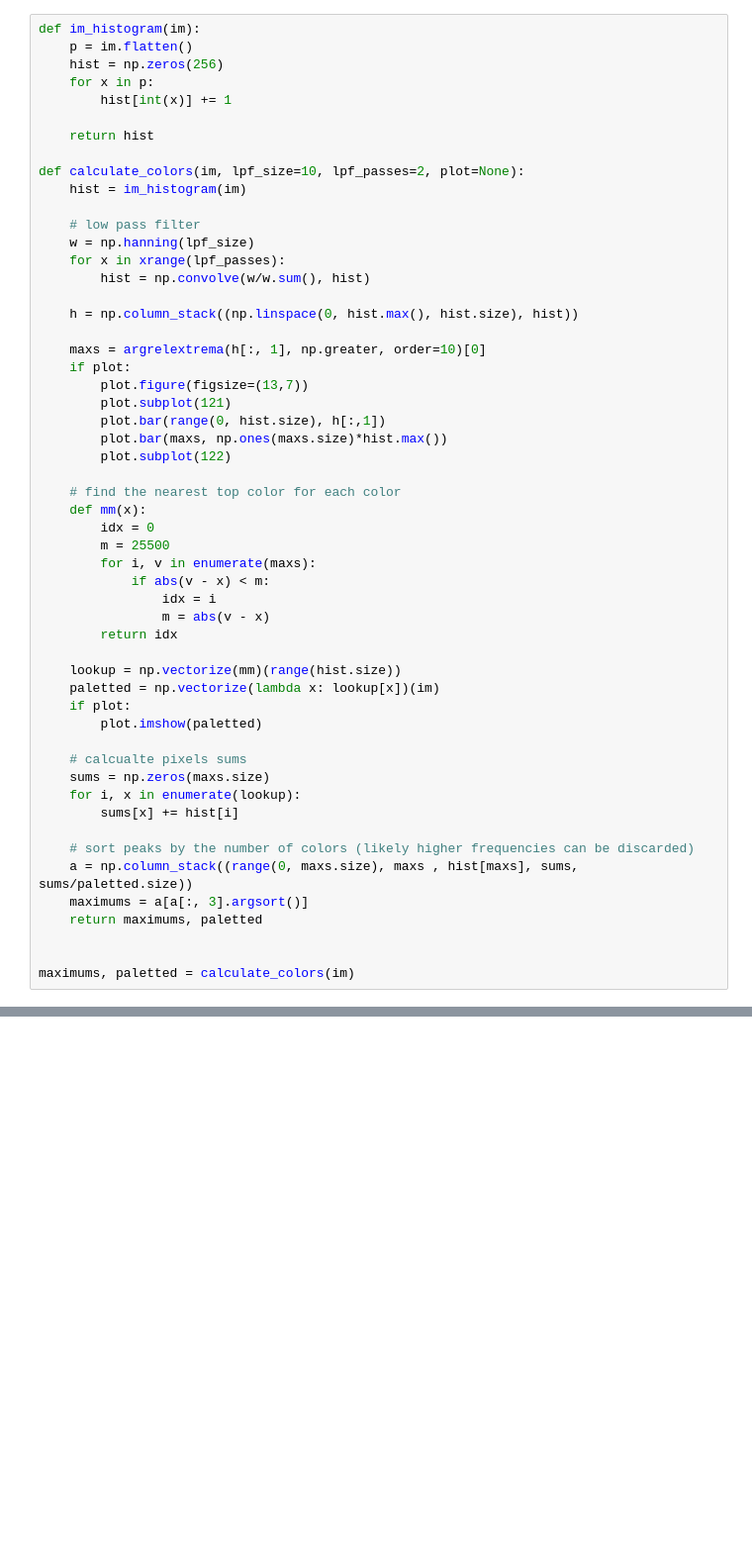
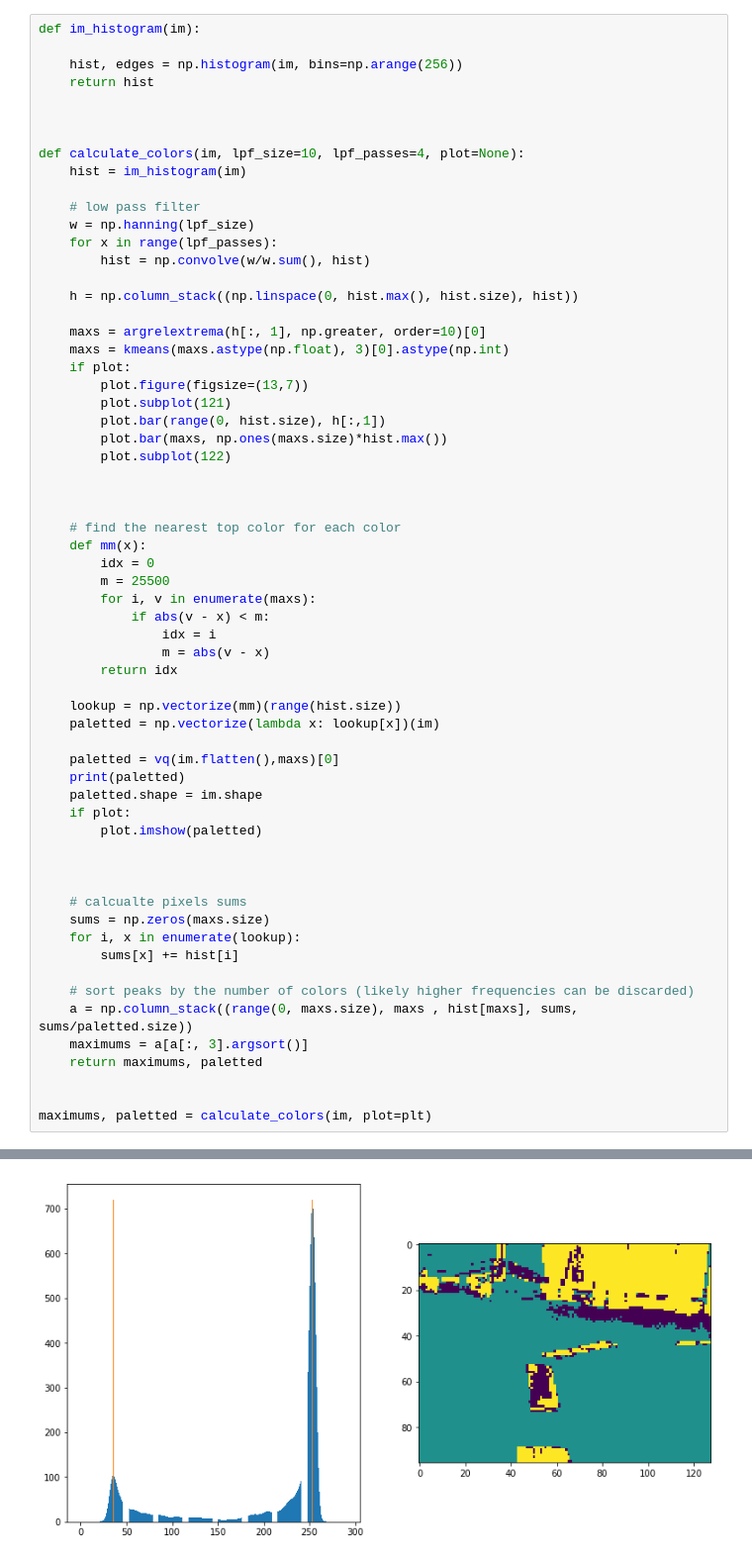
Before and after one commit to javisantana/huracan_rc_car, a Jupyter notebook: notebooks/color quant.ipynb, the cells around one changed output, grey strips where cells are left out. Shown: that part at 99% size. Drawn from its saved outputs; the diff is of its cells as text; blank space fills up the shorter version.

```diff
--- a/notebooks/color quant.ipynb
+++ b/notebooks/color quant.ipynb
@@ -24,29 +28,31 @@ plt.imshow(im)
 # %%
 def im_histogram(im):
-    p = im.flatten()
-    hist = np.zeros(256)
-    for x in p:
-        hist[int(x)] += 1
 
+    hist, edges = np.histogram(im, bins=np.arange(256))
     return hist
 
-def calculate_colors(im, lpf_size=10, lpf_passes=2, plot=None):
+
+
+def calculate_colors(im, lpf_size=10, lpf_passes=4, plot=None):
     hist = im_histogram(im)
 
     # low pass filter
     w = np.hanning(lpf_size)
-    for x in xrange(lpf_passes):
+    for x in range(lpf_passes):
         hist = np.convolve(w/w.sum(), hist)
 
     h = np.column_stack((np.linspace(0, hist.max(), hist.size), hist))
 
     maxs = argrelextrema(h[:, 1], np.greater, order=10)[0]
+    maxs = kmeans(maxs.astype(np.float), 3)[0].astype(np.int)
     if plot:
         plot.figure(figsize=(13,7))
         plot.subplot(121)
         plot.bar(range(0, hist.size), h[:,1])
         plot.bar(maxs, np.ones(maxs.size)*hist.max())
         plot.subplot(122)
+
+
 
     # find the nearest top color for each color
     def mm(x):
@@ -60,8 +66,14 @@ def calculate_colors(im, lpf_size=10, lpf_passes=2, plot=None):
 
     lookup = np.vectorize(mm)(range(hist.size))
     paletted = np.vectorize(lambda x: lookup[x])(im)
+
+    paletted = vq(im.flatten(),maxs)[0]
+    print(paletted)
+    paletted.shape = im.shape
     if plot:
         plot.imshow(paletted)
+
+
 
     # calcualte pixels sums
     sums = np.zeros(maxs.size)
@@ -74,4 +86,5 @@ def calculate_colors(im, lpf_size=10, lpf_passes=2, plot=None):
     return maximums, paletted
 
 
-maximums, paletted = calculate_colors(im)
+maximums, paletted = calculate_colors(im, plot=plt)
+# %% [output]
@@ -77,0 +92 @@ maximums, paletted = calculate_colors(im)
+[figure, added]
```
Also changed, not shown: parts of 7 cells of this notebook, 3 other files.
